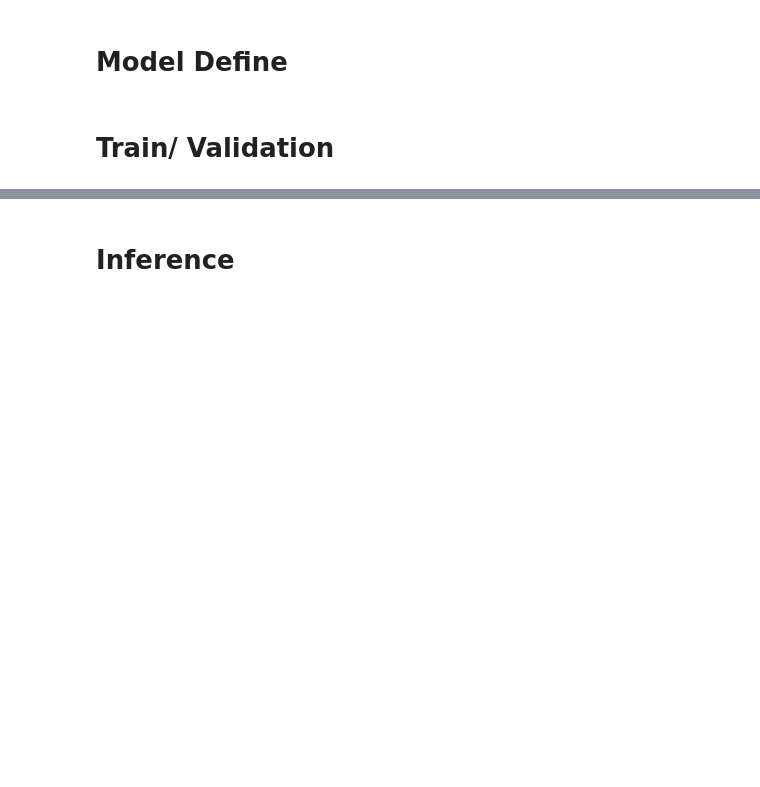
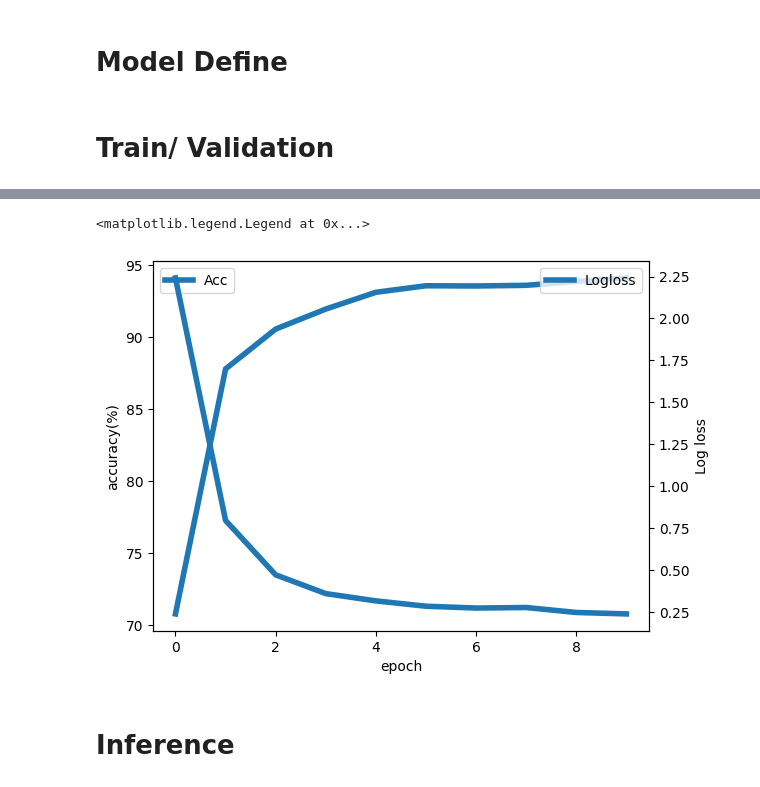
Before and after one commit to taeddy/HAI-Hecto-AI-Challenge-2025, a Jupyter notebook: [Baseline]_ResNet18 Fine-tuning을 활용한 중고차 차종 분류.ipynb, the cells around one changed output, grey strips where cells are left out. Saved outputs shown, nothing was run; the diff lists cells and outputs as text; code cells hidden in the pictures; blank space fills up the shorter version.

```diff
--- a/[Baseline]_ResNet18 Fine-tuning을 활용한 중고차 차종 분류.ipynb
+++ b/[Baseline]_ResNet18 Fine-tuning을 활용한 중고차 차종 분류.ipynb
@@ -173,6 +263,13 @@ class BaseModel(nn.Module):
         return x
 # %% [markdown]
 # Train/ Validation
+# %%
+# record model accuracy
+import matplotlib.pyplot as plt
+import seaborn as sns
+
+model_acc_history = []
+model_loss_history = []
 # %%
 model = BaseModel(num_classes=len(class_names)).to(device)
 best_logloss = float('inf')
@@ -184,9 +281,6 @@ criterion = nn.CrossEntropyLoss()
 
 # 옵티마이저
 optimizer = optim.Adam(model.parameters(), lr=CFG['LEARNING_RATE'])
-
-
-CFG['EPOCHS'] = 10
 
 # 학습 및 검증 루프
 for epoch in range(CFG['EPOCHS']):
@@ -233,13 +327,16 @@ for epoch in range(CFG['EPOCHS']):
     val_accuracy = 100 * correct / total
     val_logloss = log_loss(all_labels, all_probs, labels=list(range(len(class_names))))
 
+    model_acc_history.append(val_accuracy)
+    model_loss_history.append(val_logloss)
+
     # 결과 출력
     print(f"Train Loss : {avg_train_loss:.4f} || Valid Loss : {avg_val_loss:.4f} | Valid Accuracy : {val_accuracy:.4f}%")
 
     # Best model 저장
     if val_logloss < best_logloss:
         best_logloss = val_logloss
-        torch.save(model.state_dict(), f'best_model.pth')
+        torch.save(model.state_dict(), '/content/drive/MyDrive/Colab Notebooks/HAI-Hecto-AI-Challenge-2025/RenewedData_Baseline_model.pth')
         print(f"📦 Best model saved at epoch {epoch+1} (logloss: {val_logloss:.4f})")
 # %% [output]
 Downloading: "https://download.pytorch.org/models/resnet18-f37072fd.pth" to /root/.cache/torch/hub/checkpoints/resnet18-f37072fd.pth
@@ -251,3 +363,24 @@ Train Loss : 1.2921 || Valid Loss : 0.7625 | Valid Accuracy : 86.6476%
+# %%
+# plot model accuracy
+import matplotlib.pyplot as plt
+import seaborn as sns
+
+fig = plt.figure()
+
+ax1 = fig.add_subplot(1, 1, 1)
+chart1 = sns.lineplot(x=range(len(model_acc_history)), y=model_acc_history, label='Acc', linewidth=4)
+ax1.set_ylabel('accuracy(%)')
+ax1.set_xlabel('epoch')
+plt.legend()
+
+ax2 = ax1.twinx()
+chart2 = sns.lineplot(x=range(len(model_acc_history)), y=model_loss_history, label='Logloss', linewidth=4)
+sns.set_palette('tab20')
+ax2.set_ylabel('Log loss')
+plt.legend()
+# %% [output]
+<matplotlib.legend.Legend at 0x...>
+[figure, added]
 # %% [markdown]
 # Inference
 # %%
```
Also changed, not shown: parts of 6 cells of this notebook, 5 other files.
